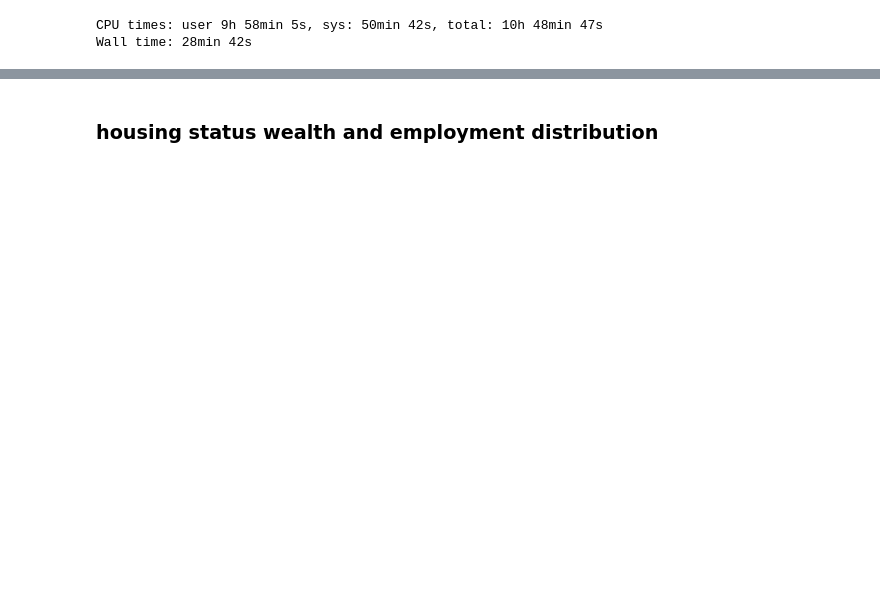
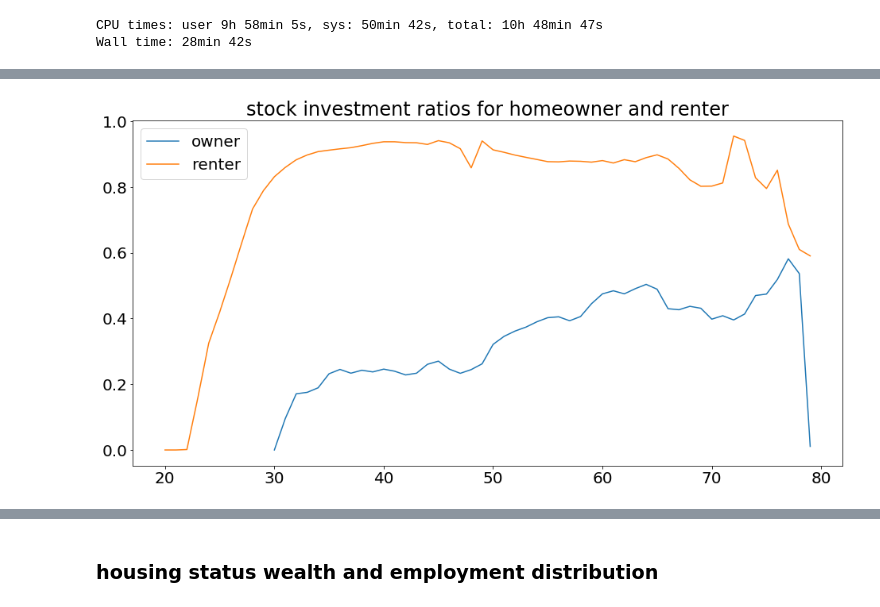
Before and after one commit to dongxulee/lifeCycle, a Jupyter notebook: 20210601/richHighSimulation.ipynb, the cells around one changed output, grey strips where cells are left out. Saved outputs shown, nothing was run; the diff lists cells and outputs as text; code cells hidden in the pictures; blank space fills up the shorter version.

```diff
--- a/20210601/richHighSimulation.ipynb
+++ b/20210601/richHighSimulation.ipynb
@@ -104 +99,9 @@ plt.plot(range(20, T_max + 21),(os).mean(axis = 1), label = "owning")
 [figure]
+# %%
+plt.title("stock investment ratios for homeowner and renter")
+plt.plot(range(20,80), ((ks / (ks + bs))*os[1:]).sum(axis = 1)/os[1:].sum(axis =1), label = "owner")
+plt.plot(range(20,80), ((ks / (ks + bs))*(1-os)[1:]).sum(axis = 1)/(1-os)[1:].sum(axis =1), label = "renter")
+plt.legend()
+plt.savefig("investmentRatioHomeownerRenter")
+# %% [output]
+[figure, added]
```
Also changed, not shown: parts of 12 cells of this notebook, 53 other files.
